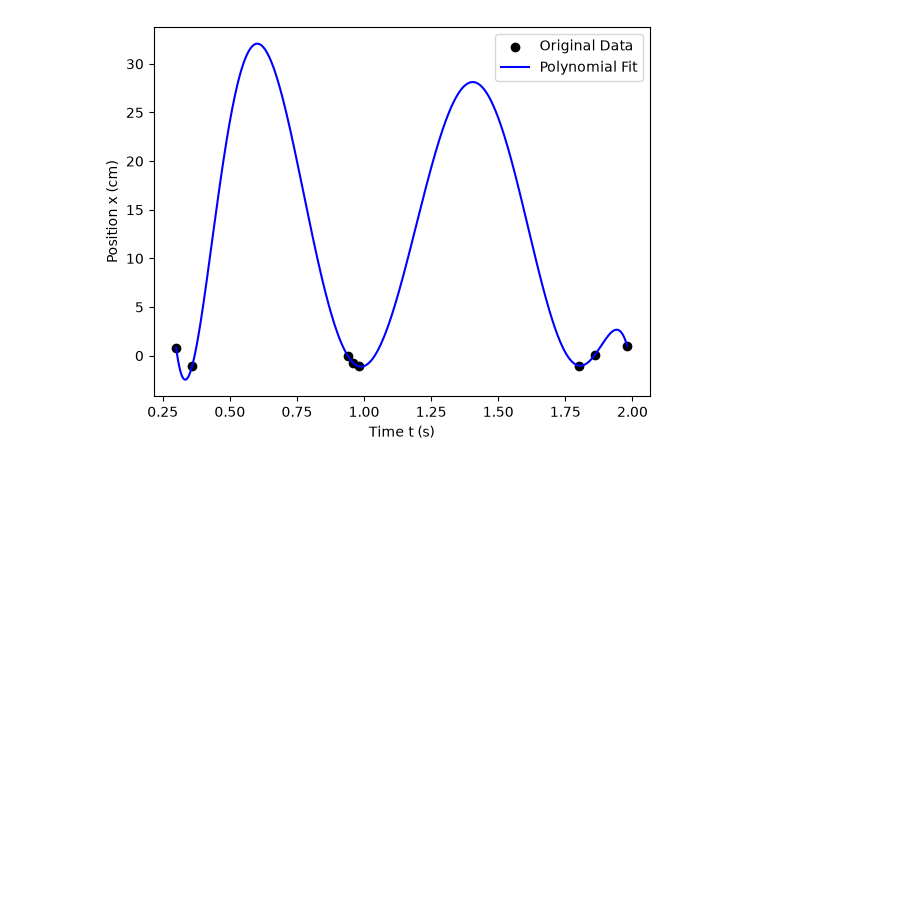
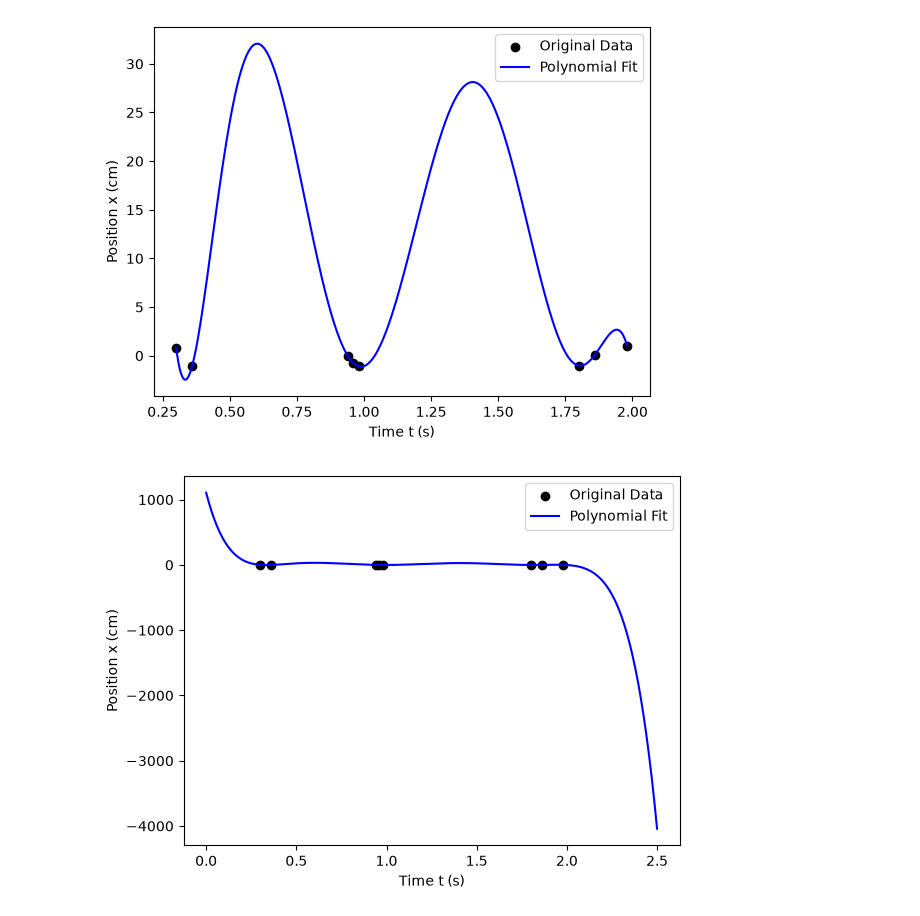
Before and after one commit to taro-py/Numerical-Modeling-on-Python, a Jupyter notebook: week2_linear_algebra/exercise_2.ipynb, the cells around one changed output. Saved outputs shown, nothing was run; the diff lists cells and outputs as text; code cells hidden in the pictures; blank space fills up the shorter version.

Commit message:
we compare the new Plot to see the change in behavior due to the changes of values in t

```diff
--- a/week2_linear_algebra/exercise_2.ipynb
+++ b/week2_linear_algebra/exercise_2.ipynb
@@ -68,8 +68,19 @@ plt.show()
 # %%
 #Part 8: we extend the range of t_values to see how the fitted function behaves
 
 #we create the new array
 t_new = np.linspace(0.0, 2.5, 500)
 
 #we call the function to evaluate the polynomial
 x_new = Polyn(c, t_new)
+
+plt.scatter(t, x, color="black", label="Original Data")
+
+plt.plot(t_new, x_new, color="blue", label="Polynomial Fit")
+
+plt.xlabel("Time t (s)")
+plt.ylabel("Position x (cm)")
+plt.legend()
+plt.show()
+# %% [output]
+[figure, added]
```
